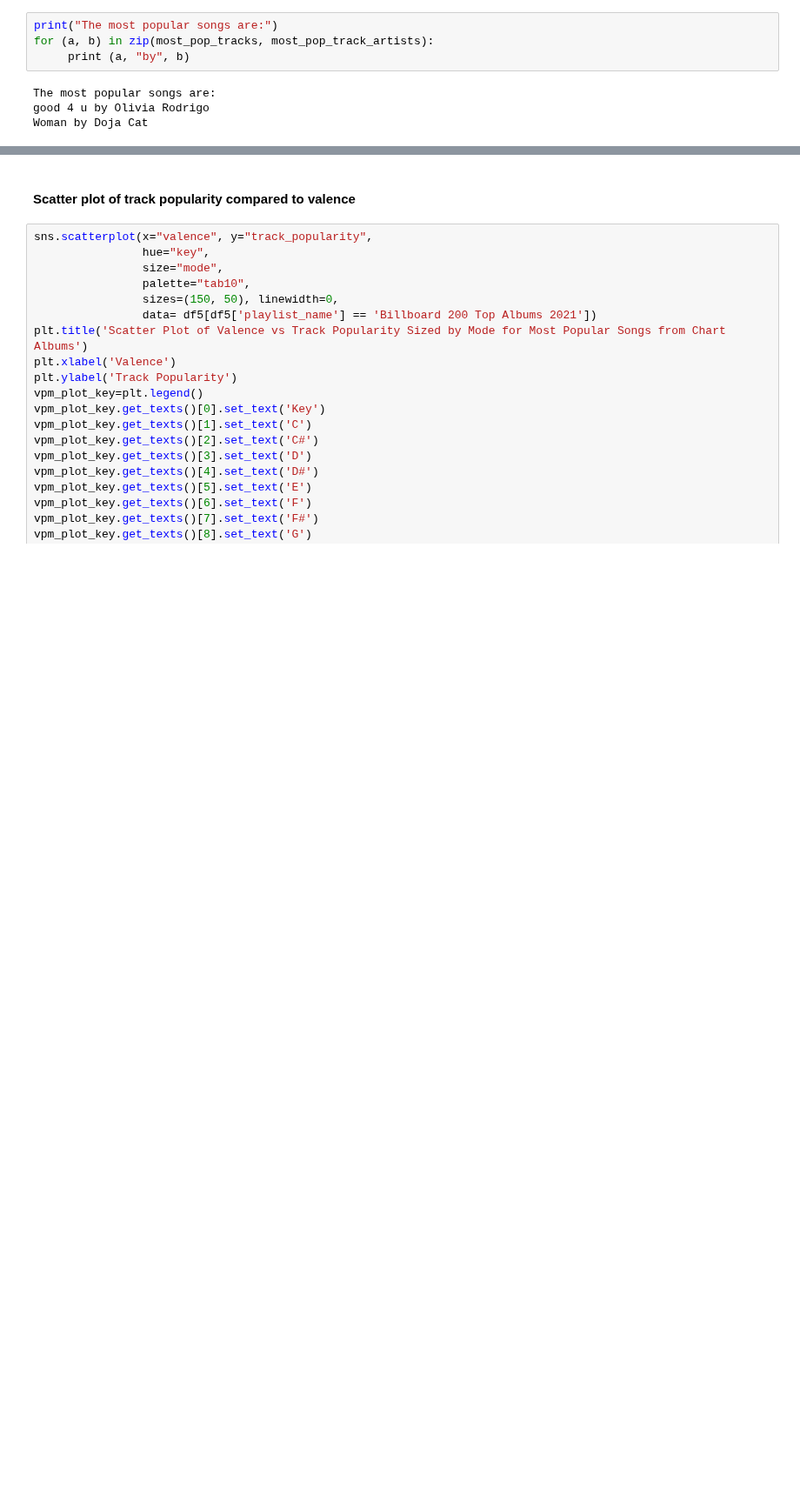
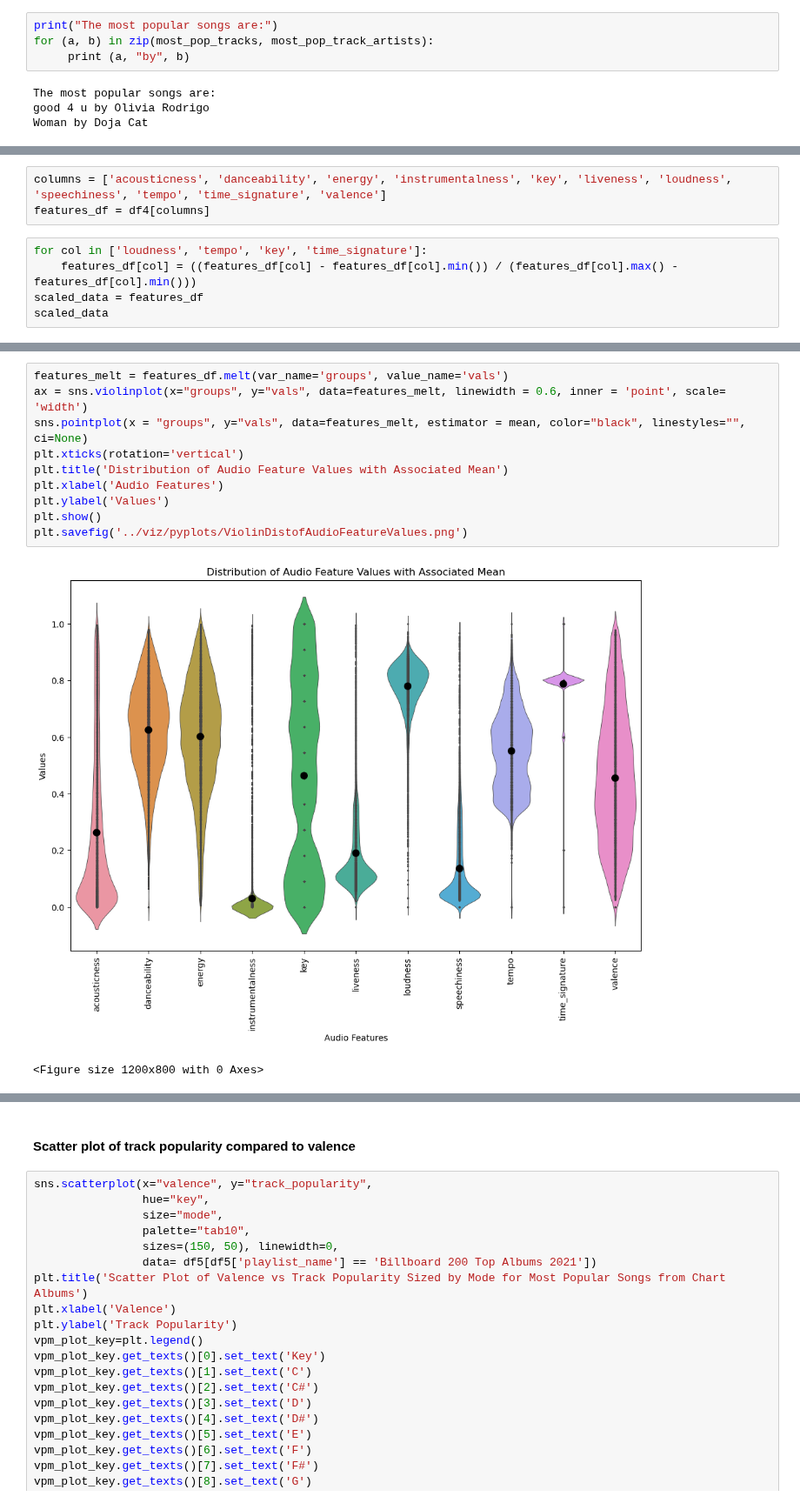
Before and after one commit to katieravenwood/Spotify-Five-Year-Analysis-Project, a Jupyter notebook: notebooks/ExploratoryAnalysis.ipynb, the cells around one changed output, grey strips where cells are left out. Shown at 87% size. Cells and saved outputs as stored; diff of their text form; blank space fills up the shorter version.

```diff
--- a/notebooks/ExploratoryAnalysis.ipynb
+++ b/notebooks/ExploratoryAnalysis.ipynb
@@ -132,0 +160,8 @@ Woman by Doja Cat
+# %%
+columns = ['acousticness', 'danceability', 'energy', 'instrumentalness', 'key', 'liveness', 'loudness', 'speechiness', 'tempo', 'time_signature', 'valence']
+features_df = df4[columns]
+# %%
+for col in ['loudness', 'tempo', 'key', 'time_signature']:
+    features_df[col] = ((features_df[col] - features_df[col].min()) / (features_df[col].max() - features_df[col].min()))
+scaled_data = features_df
+scaled_data
@@ -132,0 +182,13 @@ Woman by Doja Cat
+# %%
+features_melt = features_df.melt(var_name='groups', value_name='vals')
+ax = sns.violinplot(x="groups", y="vals", data=features_melt, linewidth = 0.6, inner = 'point', scale= 'width')
+sns.pointplot(x = "groups", y="vals", data=features_melt, estimator = mean, color="black", linestyles="", ci=None)
+plt.xticks(rotation='vertical')
+plt.title('Distribution of Audio Feature Values with Associated Mean')
+plt.xlabel('Audio Features')
+plt.ylabel('Values')
+plt.show()
+plt.savefig('../viz/pyplots/ViolinDistofAudioFeatureValues.png')
+# %% [output]
+[figure, added]
+<Figure size 1200x800 with 0 Axes>
```
Also changed, not shown: parts of 36 cells of this notebook, 8 other files.
